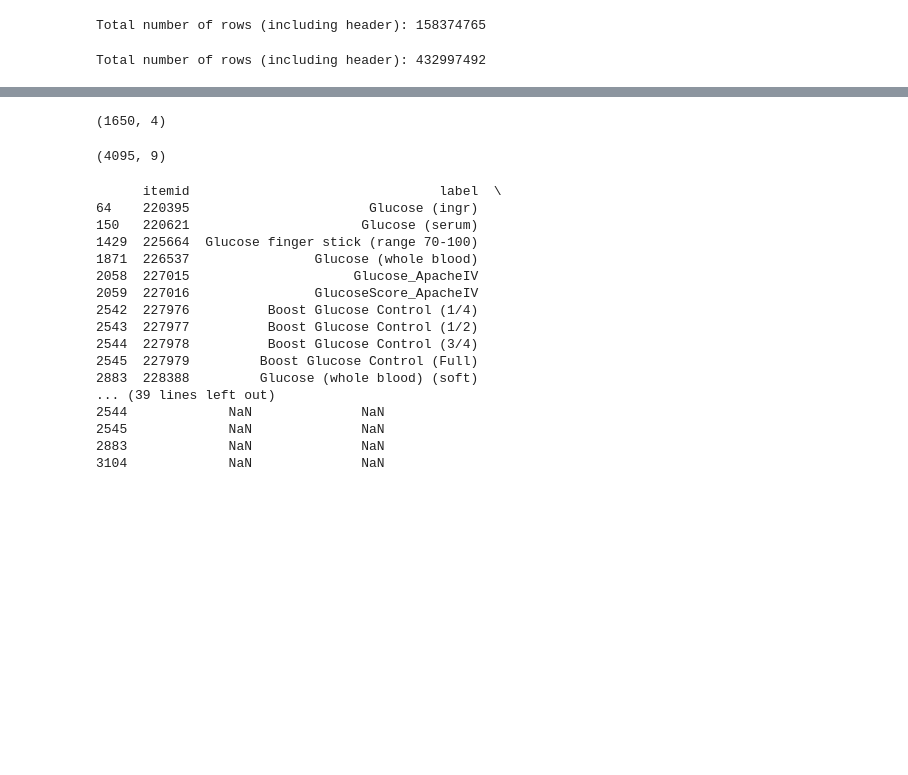
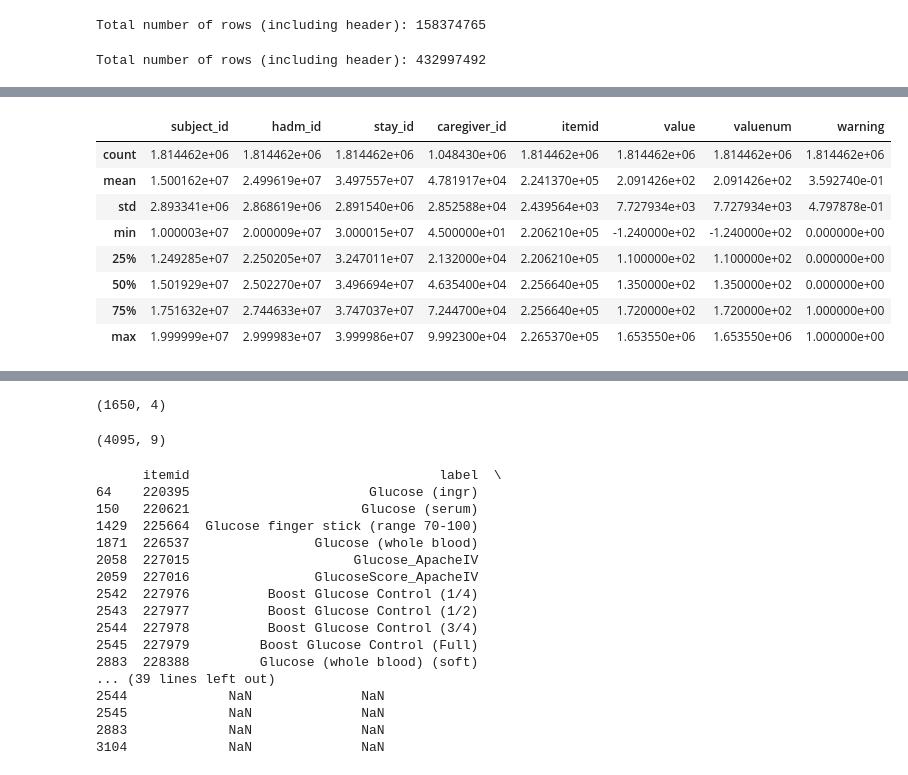
Before and after one commit to Mashal199/DysglycemiaPrediction, a Jupyter notebook: Small mimic EDA.ipynb, the cells around one changed output, grey strips where cells are left out. Saved outputs shown, nothing was run; the diff lists cells and outputs as text; code cells hidden in the pictures; blank space fills up the shorter version.

```diff
--- a/Small mimic EDA.ipynb
+++ b/Small mimic EDA.ipynb
@@ -25,0 +98,12 @@ Total number of rows (including header): 432997492
+# %%
+bg_icu['']
+# %% [output]
+|  | subject_id | hadm_id | stay_id | caregiver_id | itemid | value | valuenum | warning |
+| count | 1.814462e+06 | 1.814462e+06 | 1.814462e+06 | 1.048430e+06 | 1.814462e+06 | 1.814462e+06 | 1.814462e+06 | 1.814462e+06 |
+| mean | 1.500162e+07 | 2.499619e+07 | 3.497557e+07 | 4.781917e+04 | 2.241370e+05 | 2.091426e+02 | 2.091426e+02 | 3.592740e-01 |
+| std | 2.893341e+06 | 2.868619e+06 | 2.891540e+06 | 2.852588e+04 | 2.439564e+03 | 7.727934e+03 | 7.727934e+03 | 4.797878e-01 |
+| min | 1.000003e+07 | 2.000009e+07 | 3.000015e+07 | 4.500000e+01 | 2.206210e+05 | -1.240000e+02 | -1.240000e+02 | 0.000000e+00 |
+| 25% | 1.249285e+07 | 2.250205e+07 | 3.247011e+07 | 2.132000e+04 | 2.206210e+05 | 1.100000e+02 | 1.100000e+02 | 0.000000e+00 |
+| 50% | 1.501929e+07 | 2.502270e+07 | 3.496694e+07 | 4.635400e+04 | 2.256640e+05 | 1.350000e+02 | 1.350000e+02 | 0.000000e+00 |
+| 75% | 1.751632e+07 | 2.744633e+07 | 3.747037e+07 | 7.244700e+04 | 2.256640e+05 | 1.720000e+02 | 1.720000e+02 | 1.000000e+00 |
+| max | 1.999999e+07 | 2.999983e+07 | 3.999986e+07 | 9.992300e+04 | 2.265370e+05 | 1.653550e+06 | 1.653550e+06 | 1.000000e+00 |
```
Also changed, not shown: parts of 15 cells of this notebook, 2 other files.
